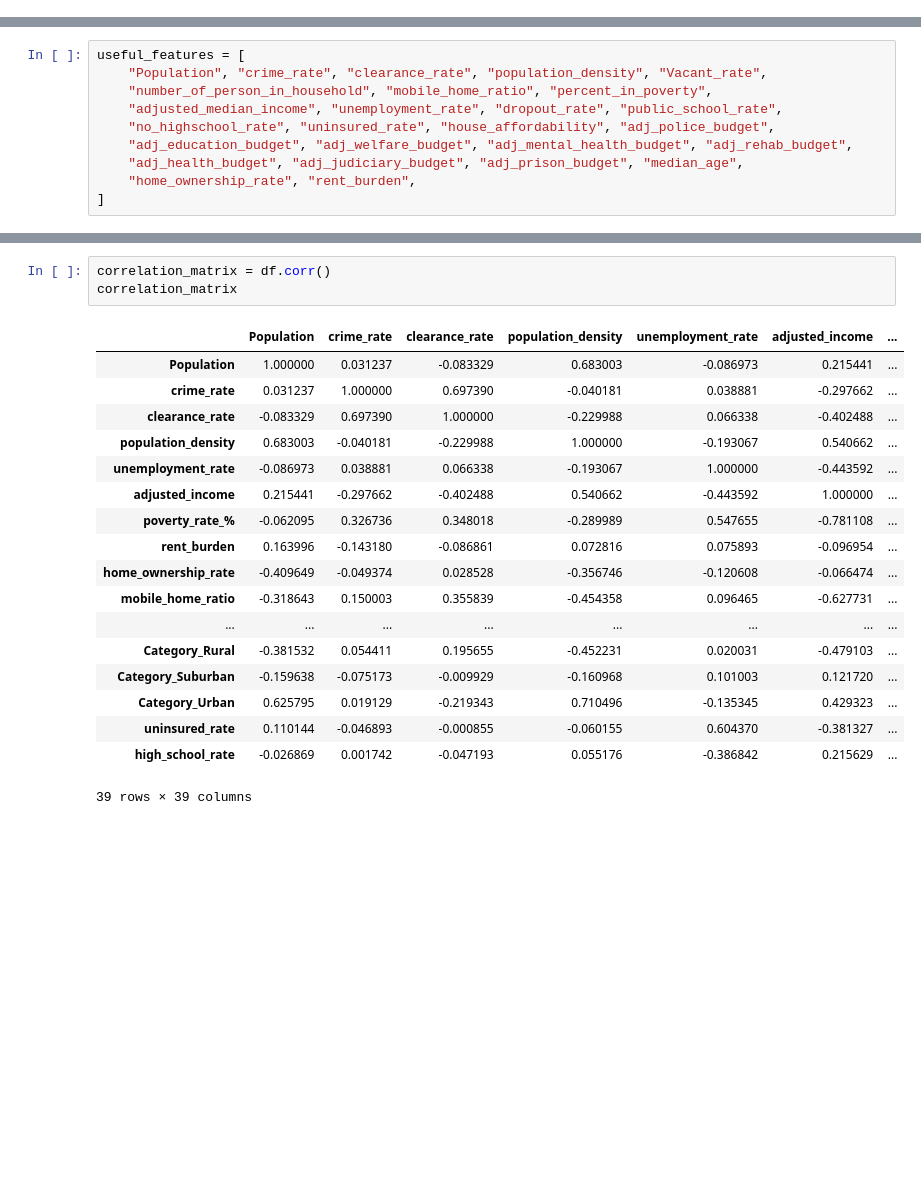
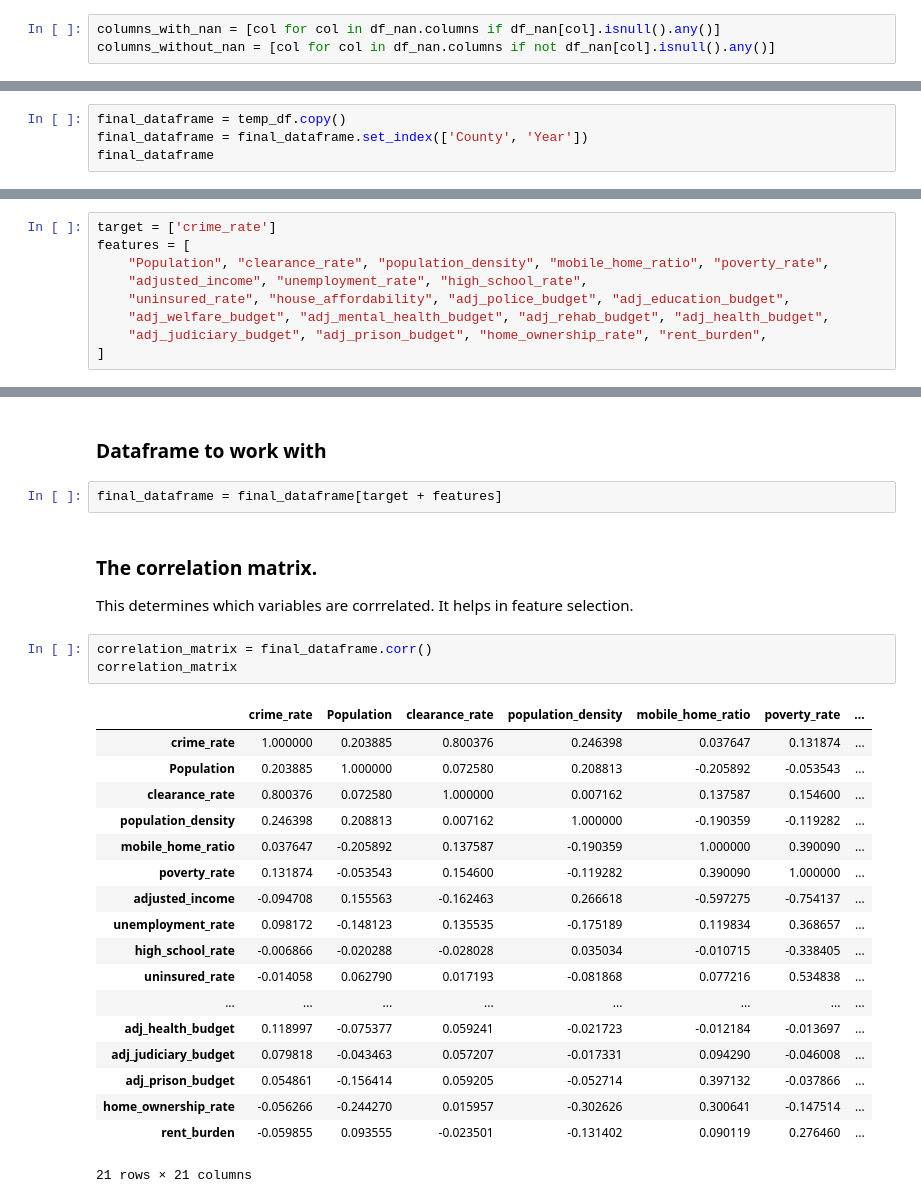
Before and after one commit to git-loa/CrimePatternsProject, a Jupyter notebook: data-exploration/data_analysis.ipynb, the cells around one changed output, grey strips where cells are left out. Saved outputs shown, nothing was run; the diff lists cells and outputs as text; blank space fills up the shorter version.

```diff
--- a/data-exploration/data_analysis.ipynb
+++ b/data-exploration/data_analysis.ipynb
@@ -31,0 +59,3 @@ df = crime_dataframe.set_index(['County', 'Year'])
+# %%
+columns_with_nan = [col for col in df_nan.columns if df_nan[col].isnull().any()]
+columns_without_nan = [col for col in df_nan.columns if not df_nan[col].isnull().any()]
@@ -31,0 +121,4 @@ df = crime_dataframe.set_index(['County', 'Year'])
+# %%
+final_dataframe = temp_df.copy()
+final_dataframe = final_dataframe.set_index(['County', 'Year'])
+final_dataframe
@@ -32,10 +142,9 @@ df = crime_dataframe.set_index(['County', 'Year'])
 # %%
-useful_features = [
-    "Population", "crime_rate", "clearance_rate", "population_density", "Vacant_rate",
-    "number_of_person_in_household", "mobile_home_ratio", "percent_in_poverty",
-    "adjusted_median_income", "unemployment_rate", "dropout_rate", "public_school_rate",
-    "no_highschool_rate", "uninsured_rate", "house_affordability", "adj_police_budget",
-    "adj_education_budget", "adj_welfare_budget", "adj_mental_health_budget", "adj_rehab_budget",
-    "adj_health_budget", "adj_judiciary_budget", "adj_prison_budget", "median_age",
-    "home_ownership_rate", "rent_burden",
+target = ['crime_rate']
+features = [
+    "Population", "clearance_rate", "population_density", "mobile_home_ratio", "poverty_rate",
+    "adjusted_income", "unemployment_rate", "high_school_rate",
+    "uninsured_rate", "house_affordability", "adj_police_budget", "adj_education_budget",
+    "adj_welfare_budget", "adj_mental_health_budget", "adj_rehab_budget", "adj_health_budget",
+    "adj_judiciary_budget", "adj_prison_budget", "home_ownership_rate", "rent_burden",
 ]
@@ -59,22 +151,29 @@ df
+# %% [markdown]
+### Dataframe to work with
+# %%
+final_dataframe = final_dataframe[target + features]
+# %% [markdown]
+### The correlation matrix.
+This determines which variables are corrrelated. It helps in feature selection.
 # %%
-correlation_matrix = df.corr()
+correlation_matrix = final_dataframe.corr()
 correlation_matrix
 # %% [output]
-|  | Population | crime_rate | clearance_rate | population_density | unemployment_rate | adjusted_income | ... |
-| Population | 1.000000 | 0.031237 | -0.083329 | 0.683003 | -0.086973 | 0.215441 | ... |
-| crime_rate | 0.031237 | 1.000000 | 0.697390 | -0.040181 | 0.038881 | -0.297662 | ... |
-| clearance_rate | -0.083329 | 0.697390 | 1.000000 | -0.229988 | 0.066338 | -0.402488 | ... |
-| population_density | 0.683003 | -0.040181 | -0.229988 | 1.000000 | -0.193067 | 0.540662 | ... |
-| unemployment_rate | -0.086973 | 0.038881 | 0.066338 | -0.193067 | 1.000000 | -0.443592 | ... |
-| adjusted_income | 0.215441 | -0.297662 | -0.402488 | 0.540662 | -0.443592 | 1.000000 | ... |
-| poverty_rate_% | -0.062095 | 0.326736 | 0.348018 | -0.289989 | 0.547655 | -0.781108 | ... |
-| rent_burden | 0.163996 | -0.143180 | -0.086861 | 0.072816 | 0.075893 | -0.096954 | ... |
-| home_ownership_rate | -0.409649 | -0.049374 | 0.028528 | -0.356746 | -0.120608 | -0.066474 | ... |
-| mobile_home_ratio | -0.318643 | 0.150003 | 0.355839 | -0.454358 | 0.096465 | -0.627731 | ... |
+|  | crime_rate | Population | clearance_rate | population_density | mobile_home_ratio | poverty_rate | ... |
+| crime_rate | 1.000000 | 0.203885 | 0.800376 | 0.246398 | 0.037647 | 0.131874 | ... |
+| Population | 0.203885 | 1.000000 | 0.072580 | 0.208813 | -0.205892 | -0.053543 | ... |
+| clearance_rate | 0.800376 | 0.072580 | 1.000000 | 0.007162 | 0.137587 | 0.154600 | ... |
+| population_density | 0.246398 | 0.208813 | 0.007162 | 1.000000 | -0.190359 | -0.119282 | ... |
+| mobile_home_ratio | 0.037647 | -0.205892 | 0.137587 | -0.190359 | 1.000000 | 0.390090 | ... |
+| poverty_rate | 0.131874 | -0.053543 | 0.154600 | -0.119282 | 0.390090 | 1.000000 | ... |
+| adjusted_income | -0.094708 | 0.155563 | -0.162463 | 0.266618 | -0.597275 | -0.754137 | ... |
+| unemployment_rate | 0.098172 | -0.148123 | 0.135535 | -0.175189 | 0.119834 | 0.368657 | ... |
+| high_school_rate | -0.006866 | -0.020288 | -0.028028 | 0.035034 | -0.010715 | -0.338405 | ... |
+| uninsured_rate | -0.014058 | 0.062790 | 0.017193 | -0.081868 | 0.077216 | 0.534838 | ... |
 | ... | ... | ... | ... | ... | ... | ... | ... |
-| Category_Rural | -0.381532 | 0.054411 | 0.195655 | -0.452231 | 0.020031 | -0.479103 | ... |
-| Category_Suburban | -0.159638 | -0.075173 | -0.009929 | -0.160968 | 0.101003 | 0.121720 | ... |
-| Category_Urban | 0.625795 | 0.019129 | -0.219343 | 0.710496 | -0.135345 | 0.429323 | ... |
-| uninsured_rate | 0.110144 | -0.046893 | -0.000855 | -0.060155 | 0.604370 | -0.381327 | ... |
-| high_school_rate | -0.026869 | 0.001742 | -0.047193 | 0.055176 | -0.386842 | 0.215629 | ... |
+| adj_health_budget | 0.118997 | -0.075377 | 0.059241 | -0.021723 | -0.012184 | -0.013697 | ... |
+| adj_judiciary_budget | 0.079818 | -0.043463 | 0.057207 | -0.017331 | 0.094290 | -0.046008 | ... |
+| adj_prison_budget | 0.054861 | -0.156414 | 0.059205 | -0.052714 | 0.397132 | -0.037866 | ... |
+| home_ownership_rate | -0.056266 | -0.244270 | 0.015957 | -0.302626 | 0.300641 | -0.147514 | ... |
+| rent_burden | -0.059855 | 0.093555 | -0.023501 | -0.131402 | 0.090119 | 0.276460 | ... |
-39 rows × 39 columns
+21 rows × 21 columns
```
Also changed, not shown: parts of 29 cells of this notebook, 3 other files.
